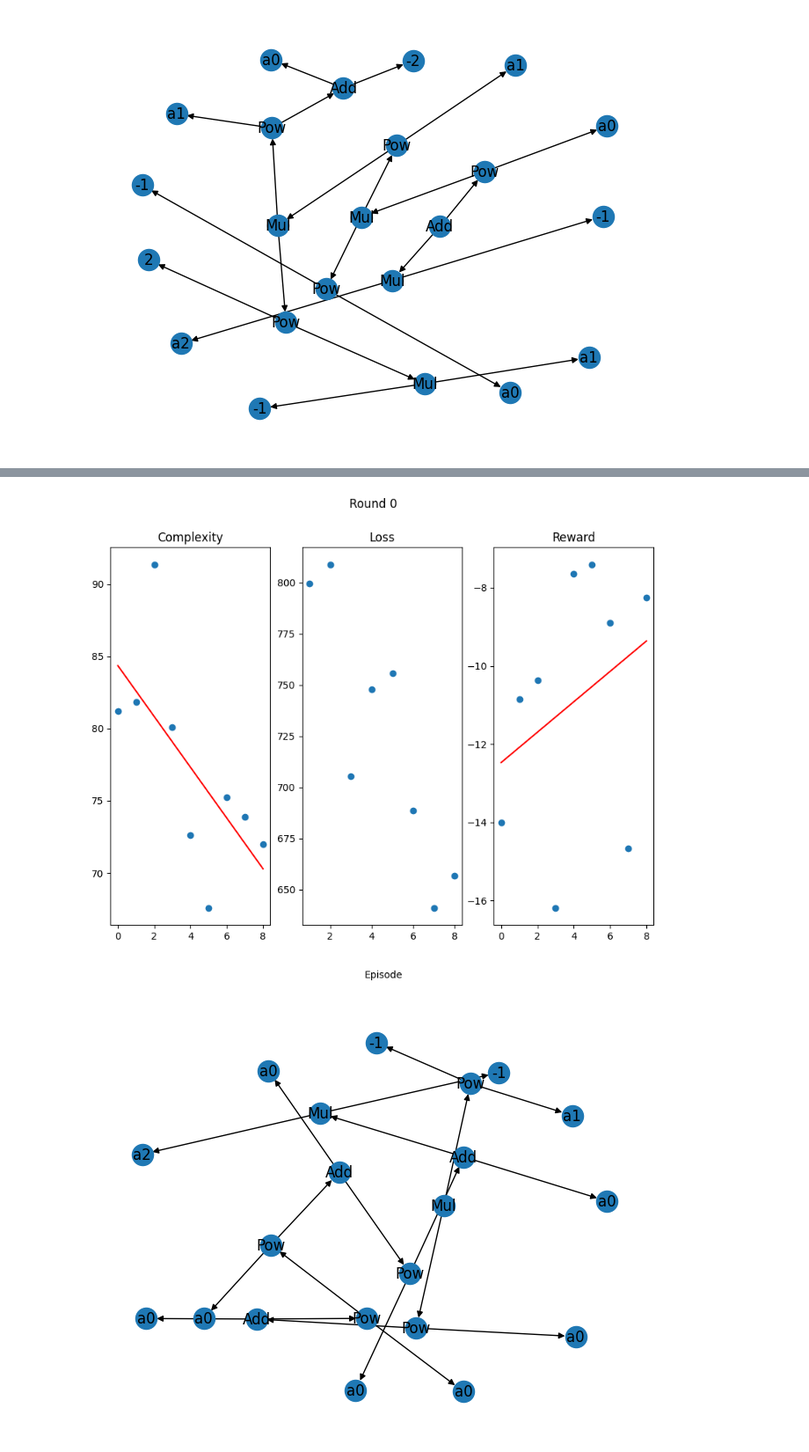
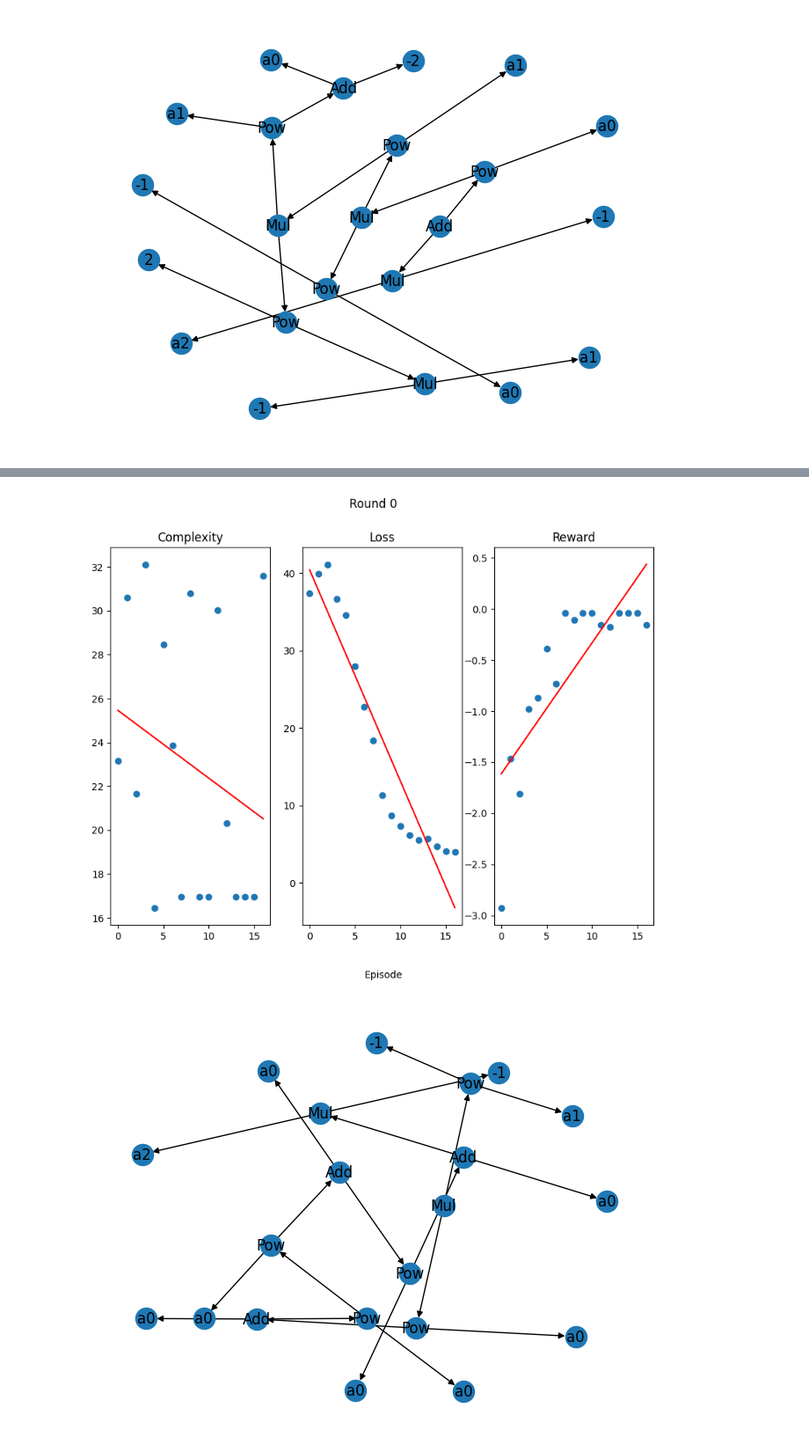
Before and after one commit to bnb32/RL-equation-solver, a Jupyter notebook: rl_equation_solver/dev/train_and_plot.ipynb, the cells around one changed output, grey strips where cells are left out. Shown at 88% size. Saved outputs shown, nothing was run; the diff lists cells and outputs as text; code cells hidden in the pictures.

```diff
--- a/rl_equation_solver/dev/train_and_plot.ipynb
+++ b/rl_equation_solver/dev/train_and_plot.ipynb
@@ -24,7 +24,7 @@ def moving_avg(x, w):
     return np.convolve(x, np.ones(w), 'valid') / w
 
 def make_plot(agent, round, start=0):
-    fig, ax = plt.subplots(1, 3, figsize=(10, 7))
+    fig, ax = plt.subplots(1, 3, figsize=(10, 10))
     avg_complex = []
     avg_reward = []
     avg_loss = []
@@ -92,4 +92,4 @@ nx.draw(dqn_env.state_graph, labels=dqn_env.node_labels)
 # %%
-gcn_env = Env()
+gcn_env = Env(order=2)
 agent_gcn = AgentGCN(gcn_env, device='cuda:0')
 # %% [output]
@@ -97,5 +97,5 @@ INFO - 2023-04-11 06:52:43,015 [gcn.py:35] : Initialized Agent with device cuda:
 # %%
 for i in range(1):
     agent_gcn.train(num_episodes=10)
-    make_plot(agent_gcn, round=i, start=2)
+    make_plot(agent_gcn, round=i, start=3)
 # %% [output]
@@ -122,6 +122,6 @@ nx.draw(gcn_env.state_graph, labels=gcn_env.node_labels)
 # %% [output]
 [figure]
 # %%
-lstm_env = Env()
+lstm_env = Env(order=2)
 agent_lstm = AgentLSTM(lstm_env, device='cuda:0')
 # %% [output]
@@ -129,5 +129,5 @@ INFO - 2023-04-11 06:53:25,741 [lstm.py:36] : Initialized Agent with device cuda
 # %%
 for i in range(1):
     agent_lstm.train(num_episodes=10)
-    make_plot(agent_lstm, round=i, start=1)
+    make_plot(agent_lstm, round=i, start=3)
 # %% [output]
@@ -151,4 +151,4 @@ INFO - 2023-04-11 06:27:34,823 [base.py:255] : Episode 9, Solver terminated afte
-[figure, old version]
+[figure, new version]
 # %%
 nx.draw(lstm_env.state_graph, labels=lstm_env.node_labels)
 # %% [output]
```
Also changed, not shown: parts of 7 cells of this notebook, 4 other files.
